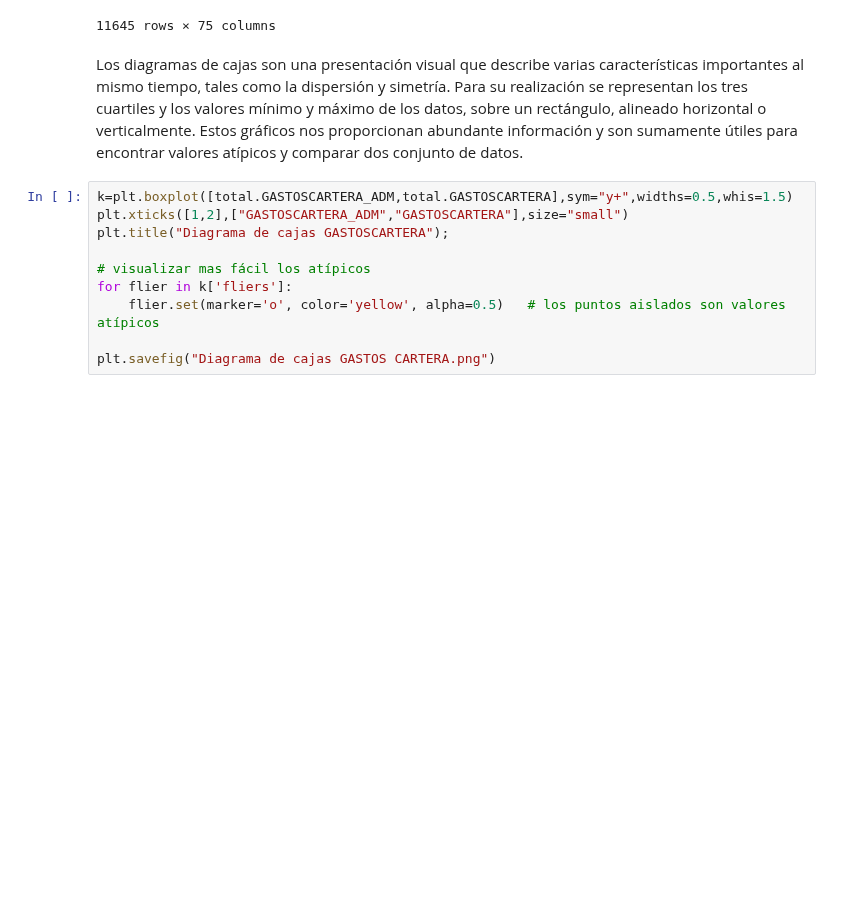
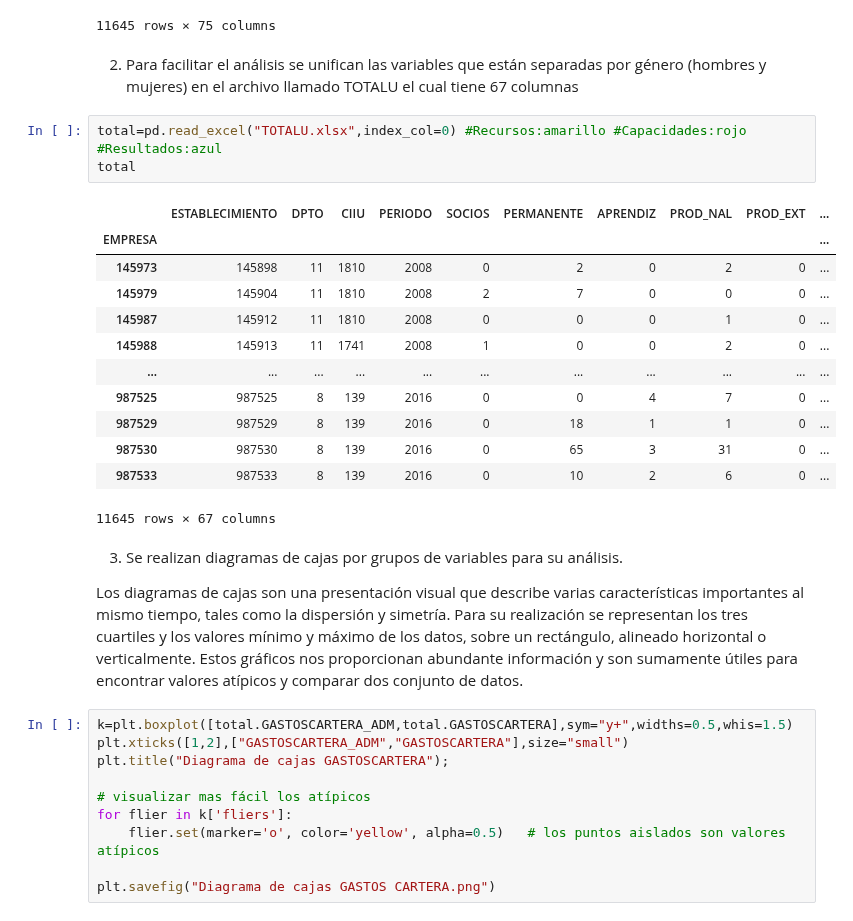
Before and after one commit to KatherinAcosta/Proyecto2018, a Jupyter notebook: 2. Análisis exploratorio de datos.ipynb, the cells around one changed output. Drawn from its saved outputs; the diff is of its cells as text; blank space fills up the shorter version.

```diff
--- a/2. Análisis exploratorio de datos.ipynb
+++ b/2. Análisis exploratorio de datos.ipynb
@@ -27,7 +39,27 @@ total
 | 987530 | 987530 | 8 | 139 | 2016 | 0 | 0 | 33 | 32 | ... |
 | 987533 | 987533 | 8 | 139 | 2016 | 0 | 0 | 5 | 5 | ... |
 11645 rows × 75 columns
+# %% [markdown]
+2. Para facilitar el análisis se unifican las variables que están separadas por género (hombres y mujeres) en el archivo llamado TOTALU el cual tiene 67 columnas
+# %%
+total=pd.read_excel("TOTALU.xlsx",index_col=0) #Recursos:amarillo #Capacidades:rojo #Resultados:azul
+total
+# %% [output]
+|  | ESTABLECIMIENTO | DPTO | CIIU | PERIODO | SOCIOS | PERMANENTE | APRENDIZ | PROD_NAL | PROD_EXT | ... |
+| EMPRESA |  |  |  |  |  |  |  |  |  | ... |
+| 145973 | 145898 | 11 | 1810 | 2008 | 0 | 2 | 0 | 2 | 0 | ... |
+| 145979 | 145904 | 11 | 1810 | 2008 | 2 | 7 | 0 | 0 | 0 | ... |
+| 145987 | 145912 | 11 | 1810 | 2008 | 0 | 0 | 0 | 1 | 0 | ... |
+| 145988 | 145913 | 11 | 1741 | 2008 | 1 | 0 | 0 | 2 | 0 | ... |
+| ... | ... | ... | ... | ... | ... | ... | ... | ... | ... | ... |
+| 987525 | 987525 | 8 | 139 | 2016 | 0 | 0 | 4 | 7 | 0 | ... |
+| 987529 | 987529 | 8 | 139 | 2016 | 0 | 18 | 1 | 1 | 0 | ... |
+| 987530 | 987530 | 8 | 139 | 2016 | 0 | 65 | 3 | 31 | 0 | ... |
+| 987533 | 987533 | 8 | 139 | 2016 | 0 | 10 | 2 | 6 | 0 | ... |
+11645 rows × 67 columns
 # %% [markdown]
+3. Se realizan diagramas de cajas por grupos de variables para su análisis.
+
 Los diagramas de cajas son una presentación visual que describe varias características importantes al mismo tiempo, tales como la dispersión y simetría. Para su realización se representan los tres cuartiles y los valores mínimo y máximo de los datos, sobre un rectángulo, alineado horizontal o verticalmente. Estos gráficos nos proporcionan abundante información y son sumamente útiles para encontrar valores atípicos y comparar dos conjunto de datos.
 # %%
 k=plt.boxplot([total.GASTOSCARTERA_ADM,total.GASTOSCARTERA],sym="y+",widths=0.5,whis=1.5)
```
Also changed, not shown: parts of 25 cells of this notebook, 1 other file.
